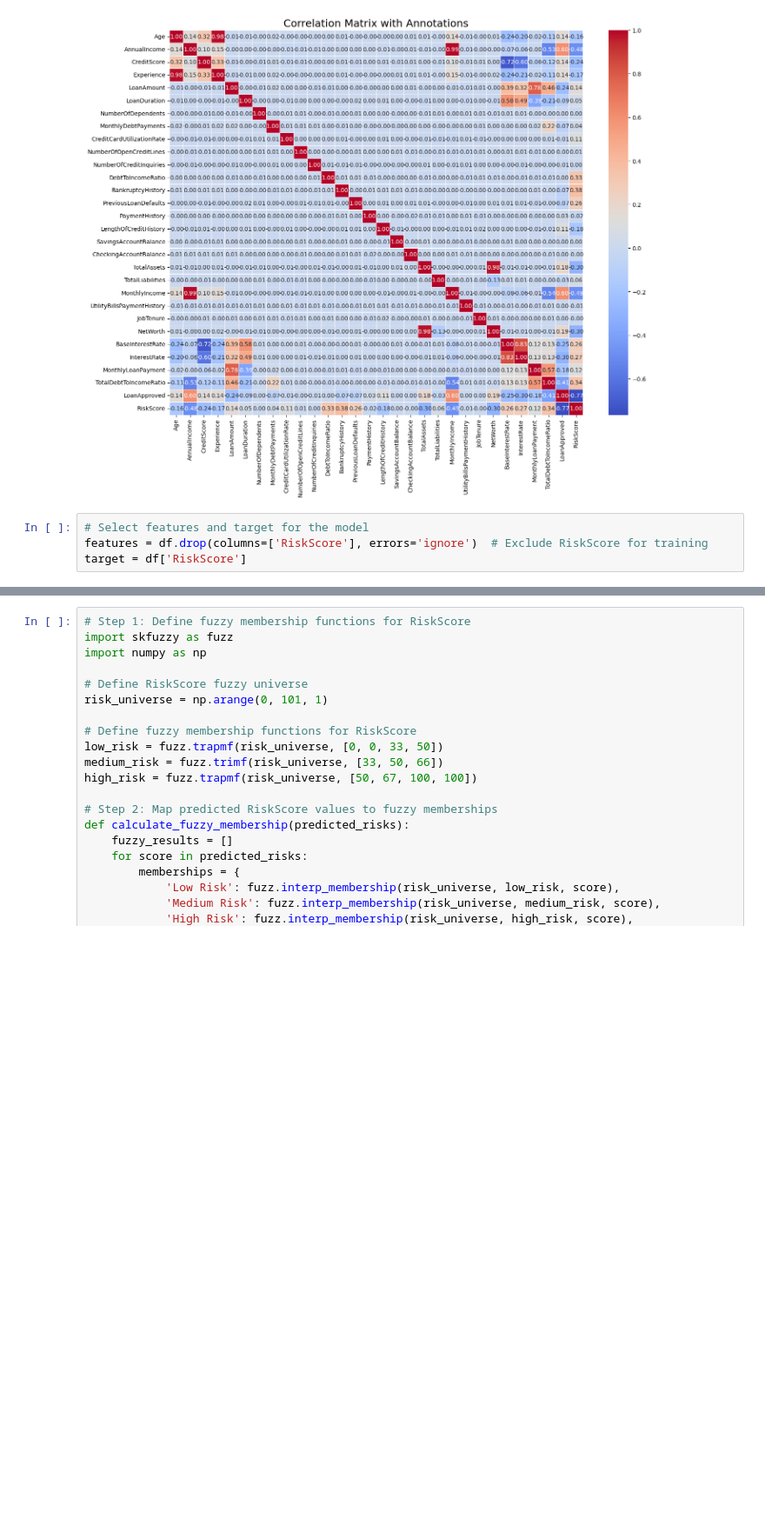
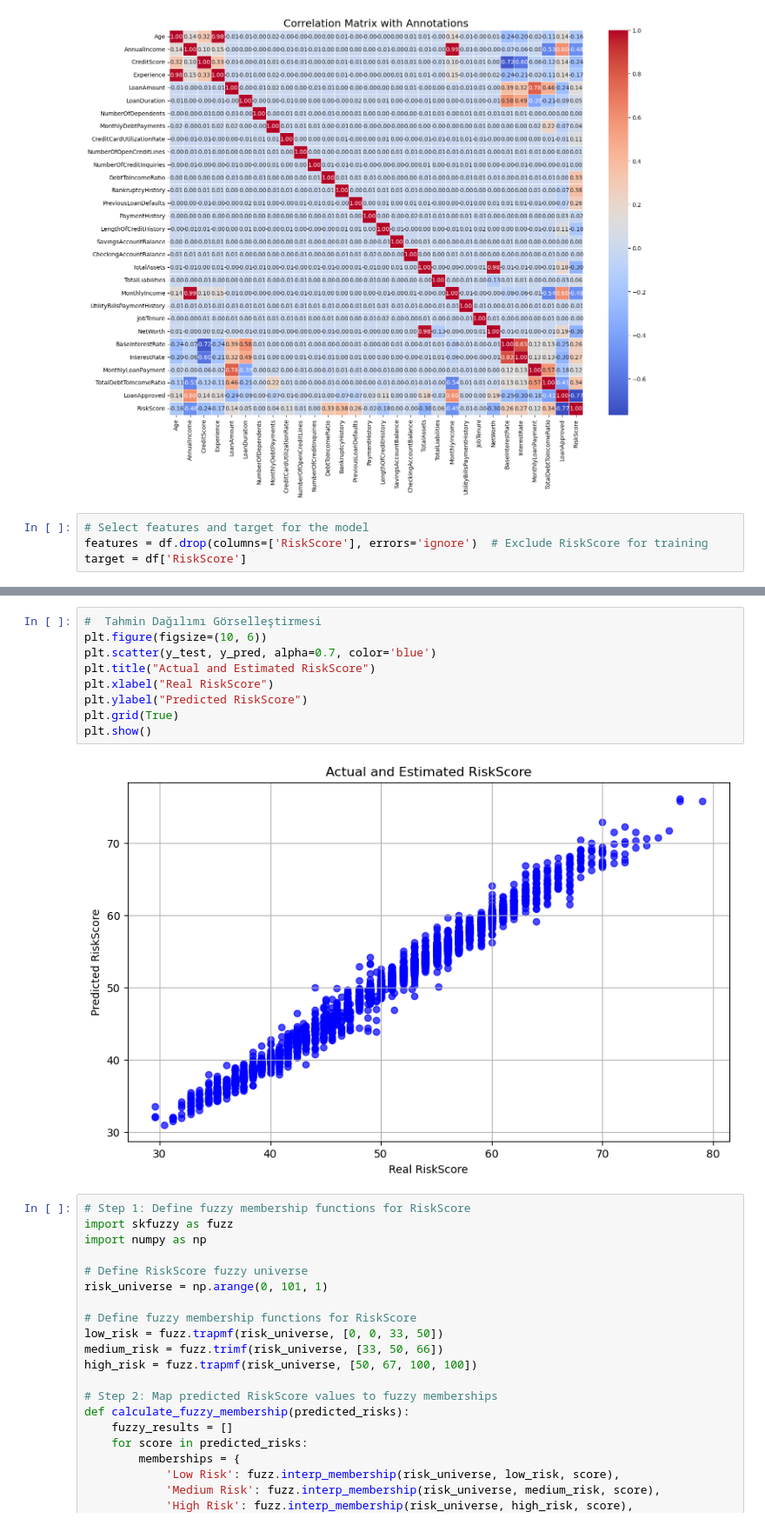
Before and after one commit to MekaRaptor/Fuzzy_Logic, a Jupyter notebook: Model/Model.ipynb, the cells around one changed output, grey strips where cells are left out. Shown at 87% size. Drawn from its saved outputs; the diff is of its cells as text; blank space fills up the shorter version.

```diff
--- a/Model/Model.ipynb
+++ b/Model/Model.ipynb
@@ -206,3 +262,14 @@ Random Forest Model Performance:
+# %%
+#  Tahmin Dağılımı Görselleştirmesi
+plt.figure(figsize=(10, 6))
+plt.scatter(y_test, y_pred, alpha=0.7, color='blue')
+plt.title("Actual and Estimated RiskScore")
+plt.xlabel("Real RiskScore")
+plt.ylabel("Predicted RiskScore")
+plt.grid(True)
+plt.show()
+# %% [output]
+[figure, added]
 # %%
 # Step 1: Define fuzzy membership functions for RiskScore
 import skfuzzy as fuzz
```
Also changed, not shown: parts of 10 cells of this notebook.
